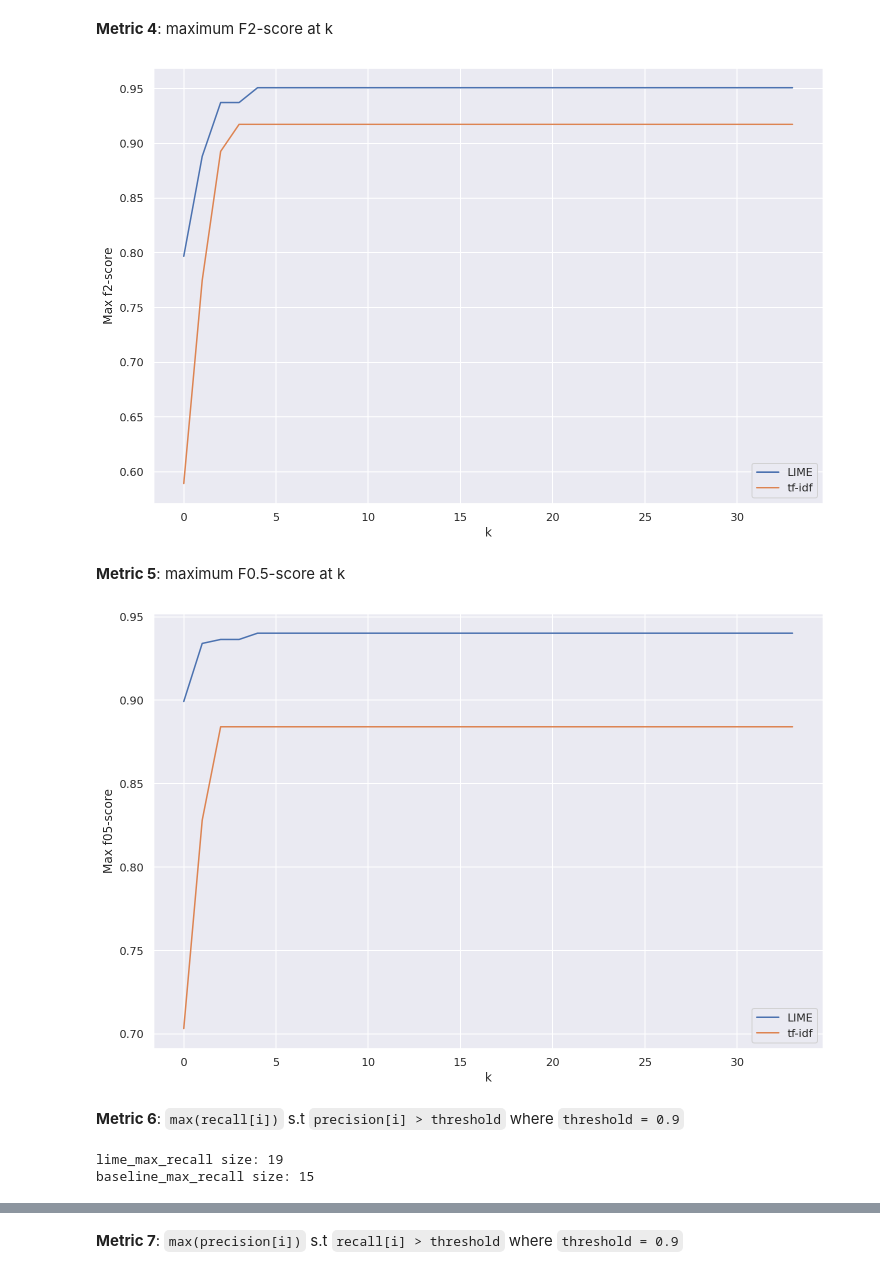
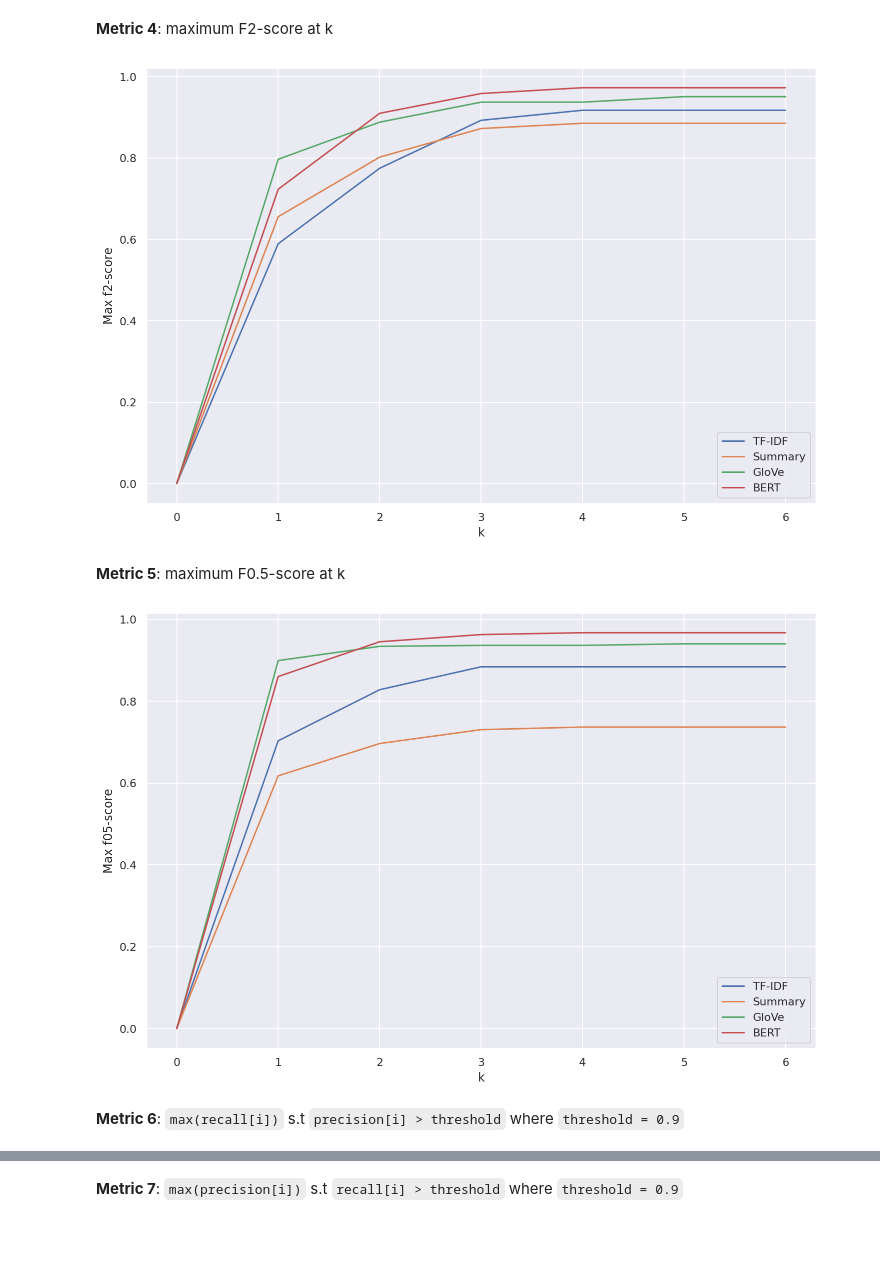
Before and after one commit to jermathew/E2L, a Jupyter notebook: notebooks/evaluation/alaska_eval.ipynb, the cells around one changed output, grey strips where cells are left out. Saved outputs shown, nothing was run; the diff lists cells and outputs as text; code cells hidden in the pictures; blank space fills up the shorter version.

```diff
--- a/notebooks/evaluation/alaska_eval.ipynb
+++ b/notebooks/evaluation/alaska_eval.ipynb
@@ -108,12 +176,2 @@ grouped_baseline_df = baseline_df.groupby('label')
 # %%
 from metrics import compute_metrics
-# %%
-for group_name, group_data in grouped_lime_df:
-    lime_terms = group_data['term'].values
-    lime_metrics = compute_metrics(group_name, gt_dict, lime_terms)
-    lime_metrics_list.append(lime_metrics)
-
-    baseline_terms = grouped_baseline_df.get_group(group_name)['term']
-    baseline_terms = baseline_terms.values
-    baseline_metrics = compute_metrics(group_name, gt_dict, baseline_terms)
-    baseline_metrics_list.append(baseline_metrics)
@@ -156,0 +226,2 @@ show_barplot(lime_k_recall_id, lime_k_recall, 'entity id', 'k', use_plotly)
+# %%
+plot_labels = ['TF-IDF', 'Summary', 'GloVe', 'BERT']
@@ -161,8 +238,13 @@ ignore_ids = ['Q1484620', 'Q153721', 'Q383502', 'Q647093', 'Q971268', 'Q1067027'
 # %%
 min_k = sys.maxsize
 min_name = None
-for group_name, group_data in grouped_lime_df:
-    num_terms = group_data.shape[0]
-    if num_terms < min_k and group_name not in ignore_ids:
+for group_name, group_data in grouped_tfidf_df:
+    tmp_min = min(group_data.shape[0],
+                  grouped_summary_df.get_group(group_name).shape[0],
+                  grouped_glove_df.get_group(group_name).shape[0],
+                  grouped_bert_df.get_group(group_name).shape[0])
+    if tmp_min < min_k and group_name not in ignore_ids:
         min_name = group_name
-        min_k = num_terms
+        min_k = tmp_min
+
+min_k += 1 # starts from zero
@@ -209,22 +299,26 @@ compare_boxplots(lime_argmax_f1score,
 # %% [markdown]
 **Metric 4**: maximum F2-score at k
 # %%
-lime_max_f2score = [entry['max_f2score_at_k'][:min_k] for entry in lime_metrics_list if entry['entity'] not in ignore_ids]
-lime_max_f2score_avg = [sum(col)/len(col) for col in zip(*lime_max_f2score)]
+tfidf_max_f2score = [entry['max_f2score_at_k'][:min_k] for entry in tfidf_metrics_list if entry['entity'] not in ignore_ids]
+tfidf_max_f2score_avg = [sum(col)/len(col) for col in zip(*tfidf_max_f2score)]
 
-baseline_max_f2score = [entry['max_f2score_at_k'][:min_k] for entry in baseline_metrics_list if entry['entity'] not in ignore_ids]
-baseline_max_f2score_avg = [sum(col)/len(col) for col in zip(*baseline_max_f2score)]
+summary_max_f2score = [entry['max_f2score_at_k'][:min_k] for entry in summary_metrics_list if entry['entity'] not in ignore_ids]
+summary_max_f2score_avg = [sum(col)/len(col) for col in zip(*summary_max_f2score)]
+
+glove_max_f2score = [entry['max_f2score_at_k'][:min_k] for entry in glove_metrics_list if entry['entity'] not in ignore_ids]
+glove_max_f2score_avg = [sum(col)/len(col) for col in zip(*glove_max_f2score)]
+
+bert_max_f2score = [entry['max_f2score_at_k'][:min_k] for entry in bert_metrics_list if entry['entity'] not in ignore_ids]
+bert_max_f2score_avg = [sum(col)/len(col) for col in zip(*bert_max_f2score)]
 # %%
 compare_lineplots(list(range(min_k)),
-                  lime_max_f2score_avg,
-                  baseline_max_f2score_avg,
-                  'LIME',
-                  'tf-idf',
+                  [tfidf_max_f2score_avg, summary_max_f2score_avg, glove_max_f2score_avg, bert_max_f2score_avg],
+                  plot_labels,
                   'k',
                   'Max f2-score',
                   use_plotly)
 # %% [output]
-[figure, old version]
+[figure, new version]
 # %% [markdown]
 **Metric 5**: maximum F0.5-score at k
 # %%
@@ -236,14 +336,12 @@ baseline_max_f05score_avg = [sum(col)/len(col) for col in zip(*baseline_max_f05s
 # %%
 compare_lineplots(list(range(min_k)),
-                  lime_max_f05score_avg,
-                  baseline_max_f05score_avg,
-                  'LIME',
-                  'tf-idf',
+                  [tfidf_max_f05score_avg, summary_max_f05score_avg, glove_max_f05score_avg, bert_max_f05score_avg],
+                  plot_labels,
                   'k',
                   'Max f05-score',
                   use_plotly)
 # %% [output]
-[figure, old version]
+[figure, new version]
 # %% [markdown]
 **Metric 6**: `max(recall[i])` s.t `precision[i] > threshold` where `threshold = 0.9`
 # %%
@@ -252,6 +351,0 @@ baseline_max_recall = [entry['max_recall'] for entry in baseline_metrics_list if
-# %%
-print(f'lime_max_recall size: {len(lime_max_recall)}')
-print(f'baseline_max_recall size: {len(baseline_max_recall)}')
-# %% [output]
-lime_max_recall size: 19
-baseline_max_recall size: 15
```
Also changed, not shown: parts of 64 cells of this notebook, 4 other files.
